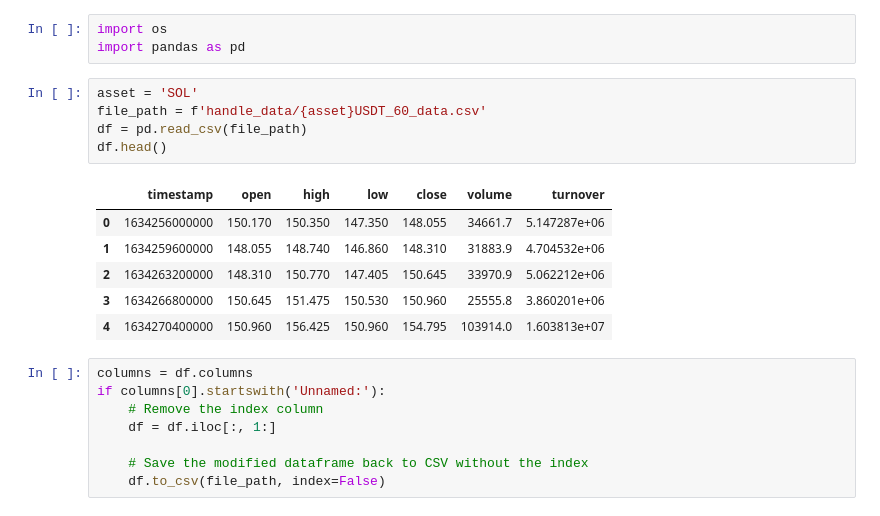
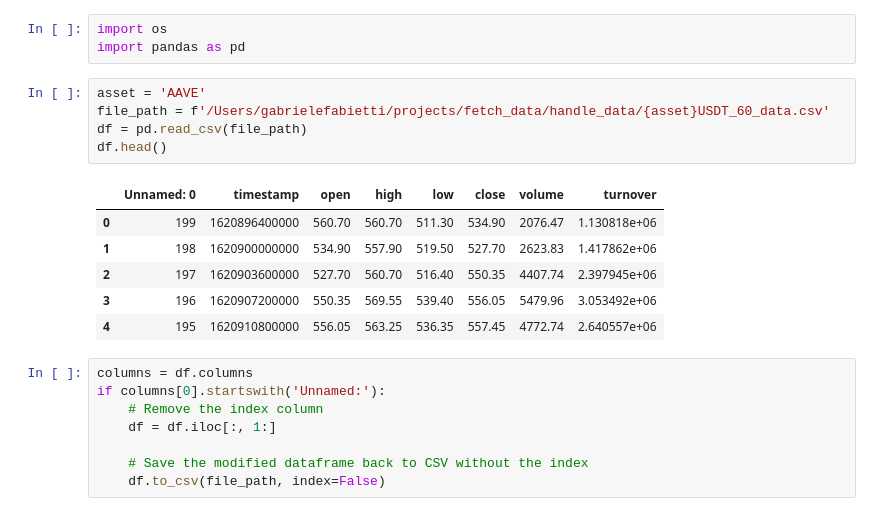
Before and after one commit to gabrielee5/fetch_bybit_data, a Jupyter notebook: jupyter-jobs/work_on_data.ipynb, the cells around one changed output. Saved outputs shown, nothing was run; the diff lists cells and outputs as text.

```diff
--- a/code/work_on_data.ipynb
+++ b/jupyter-jobs/work_on_data.ipynb
@@ -2,17 +2,17 @@
 import os
 import pandas as pd
 # %%
-asset = 'SOL'
-file_path = f'handle_data/{asset}USDT_60_data.csv'
+asset = 'AAVE'
+file_path = f'/Users/gabrielefabietti/projects/fetch_data/handle_data/{asset}USDT_60_data.csv'
 df = pd.read_csv(file_path)
 df.head()
 # %% [output]
-|  | timestamp | open | high | low | close | volume | turnover |
-| 0 | 1634256000000 | 150.170 | 150.350 | 147.350 | 148.055 | 34661.7 | 5.147287e+06 |
-| 1 | 1634259600000 | 148.055 | 148.740 | 146.860 | 148.310 | 31883.9 | 4.704532e+06 |
-| 2 | 1634263200000 | 148.310 | 150.770 | 147.405 | 150.645 | 33970.9 | 5.062212e+06 |
-| 3 | 1634266800000 | 150.645 | 151.475 | 150.530 | 150.960 | 25555.8 | 3.860201e+06 |
-| 4 | 1634270400000 | 150.960 | 156.425 | 150.960 | 154.795 | 103914.0 | 1.603813e+07 |
+|  | Unnamed: 0 | timestamp | open | high | low | close | volume | turnover |
+| 0 | 199 | 1620896400000 | 560.70 | 560.70 | 511.30 | 534.90 | 2076.47 | 1.130818e+06 |
+| 1 | 198 | 1620900000000 | 534.90 | 557.90 | 519.50 | 527.70 | 2623.83 | 1.417862e+06 |
+| 2 | 197 | 1620903600000 | 527.70 | 560.70 | 516.40 | 550.35 | 4407.74 | 2.397945e+06 |
+| 3 | 196 | 1620907200000 | 550.35 | 569.55 | 539.40 | 556.05 | 5479.96 | 3.053492e+06 |
+| 4 | 195 | 1620910800000 | 556.05 | 563.25 | 536.35 | 557.45 | 4772.74 | 2.640557e+06 |
 # %%
 columns = df.columns
 if columns[0].startswith('Unnamed:'):
```
Also changed, not shown: parts of 15 cells of this notebook, 3 other files.
